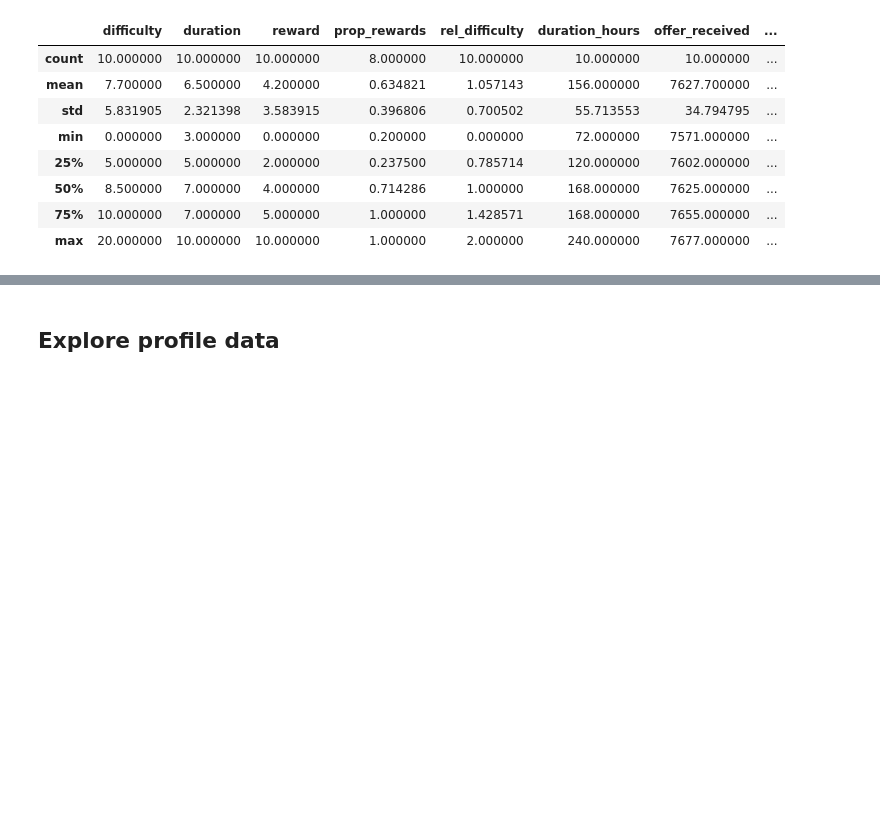
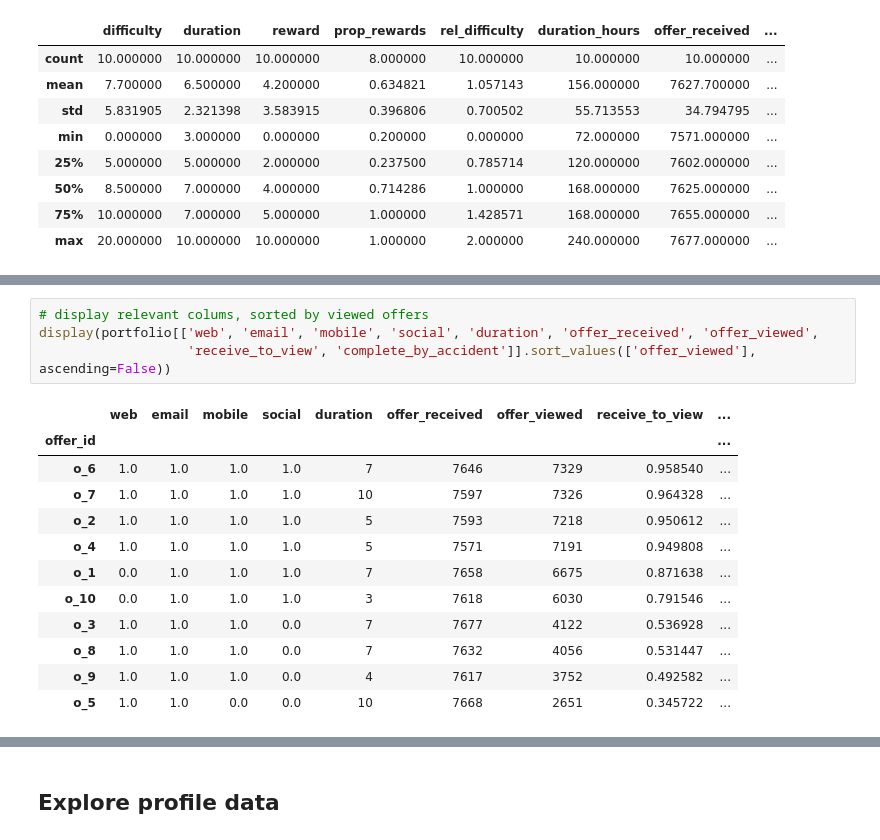
Before and after one commit to rbuerki/segmentation-challenge-starbucks, a Jupyter notebook: 2-eda.ipynb, the cells around one changed output, grey strips where cells are left out. Saved outputs shown, nothing was run; the diff lists cells and outputs as text; blank space fills up the shorter version.

```diff
--- a/2-eda.ipynb
+++ b/2-eda.ipynb
@@ -109,0 +133,17 @@ EDA.plot_num_corrMap(portfolio,  figsize=(16, 8))
+# %%
+# display relevant colums, sorted by viewed offers
+display(portfolio[['web', 'email', 'mobile', 'social', 'duration', 'offer_received', 'offer_viewed',
+                   'receive_to_view', 'complete_by_accident']].sort_values(['offer_viewed'], ascending=False))
+# %% [output]
+|  | web | email | mobile | social | duration | offer_received | offer_viewed | receive_to_view | ... |
+| offer_id |  |  |  |  |  |  |  |  | ... |
+| o_6 | 1.0 | 1.0 | 1.0 | 1.0 | 7 | 7646 | 7329 | 0.958540 | ... |
+| o_7 | 1.0 | 1.0 | 1.0 | 1.0 | 10 | 7597 | 7326 | 0.964328 | ... |
+| o_2 | 1.0 | 1.0 | 1.0 | 1.0 | 5 | 7593 | 7218 | 0.950612 | ... |
+| o_4 | 1.0 | 1.0 | 1.0 | 1.0 | 5 | 7571 | 7191 | 0.949808 | ... |
+| o_1 | 0.0 | 1.0 | 1.0 | 1.0 | 7 | 7658 | 6675 | 0.871638 | ... |
+| o_10 | 0.0 | 1.0 | 1.0 | 1.0 | 3 | 7618 | 6030 | 0.791546 | ... |
+| o_3 | 1.0 | 1.0 | 1.0 | 0.0 | 7 | 7677 | 4122 | 0.536928 | ... |
+| o_8 | 1.0 | 1.0 | 1.0 | 0.0 | 7 | 7632 | 4056 | 0.531447 | ... |
+| o_9 | 1.0 | 1.0 | 1.0 | 0.0 | 4 | 7617 | 3752 | 0.492582 | ... |
+| o_5 | 1.0 | 1.0 | 0.0 | 0.0 | 10 | 7668 | 2651 | 0.345722 | ... |
```
Also changed, not shown: parts of 11 cells of this notebook.
